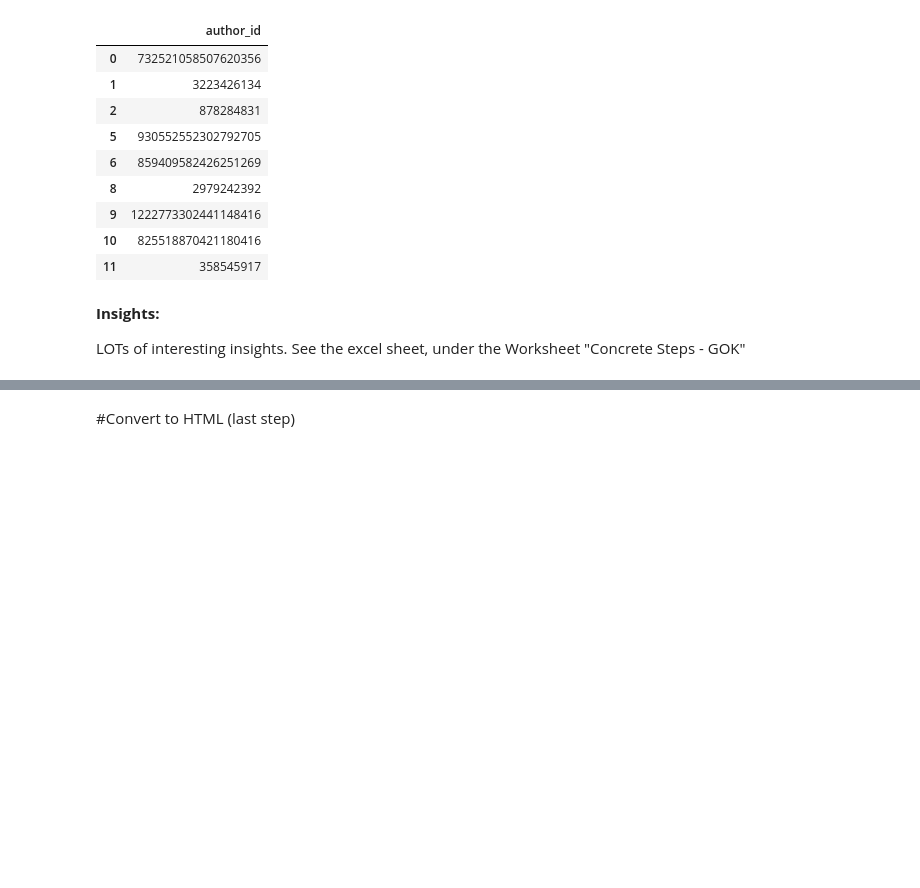
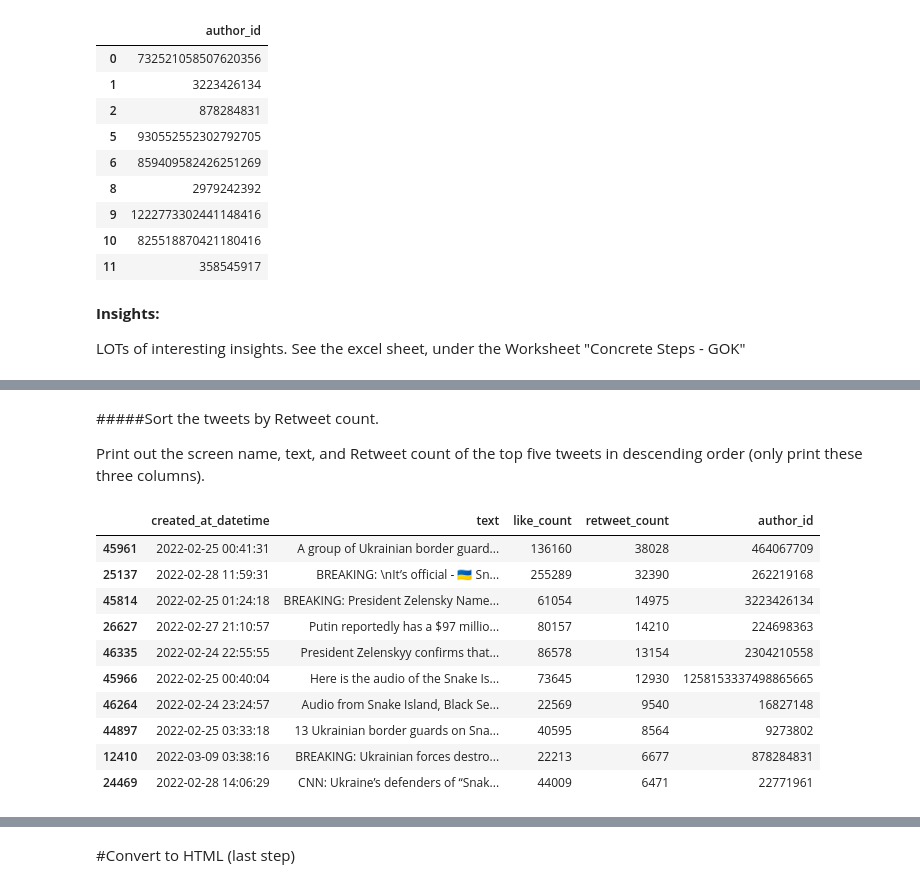
Before and after one commit to nithin-seenivasan/twitter-analysis, a Jupyter notebook: FinalProject_GOK.ipynb, the cells around one changed output, grey strips where cells are left out. Cells and saved outputs as stored; diff of their text form; code cells hidden in the pictures; blank space fills up the shorter version.

```diff
--- a/FinalProject_GOK.ipynb
+++ b/FinalProject_GOK.ipynb
@@ -1088,0 +1244,18 @@ LOTs of interesting insights. See the excel sheet, under the Worksheet "Concrete
+# %% [markdown]
+#####Sort the tweets by Retweet count.
+
+Print out the screen name, text, and Retweet count of the top five tweets in descending order (only print these three columns).
+# %%
+df_keyword[['created_at_datetime','text', 'like_count', 'retweet_count','author_id']].sort_values(by = ['retweet_count'], ascending = False).head(n=10)
+# %% [output]
+|  | created_at_datetime | text | like_count | retweet_count | author_id |
+| 45961 | 2022-02-25 00:41:31 | A group of Ukrainian border guard... | 136160 | 38028 | 464067709 |
+| 25137 | 2022-02-28 11:59:31 | BREAKING: \nIt’s official - 🇺🇦 Sn... | 255289 | 32390 | 262219168 |
+| 45814 | 2022-02-25 01:24:18 | BREAKING: President Zelensky Name... | 61054 | 14975 | 3223426134 |
+| 26627 | 2022-02-27 21:10:57 | Putin reportedly has a $97 millio... | 80157 | 14210 | 224698363 |
+| 46335 | 2022-02-24 22:55:55 | President Zelenskyy confirms that... | 86578 | 13154 | 2304210558 |
+| 45966 | 2022-02-25 00:40:04 | Here is the audio of the Snake Is... | 73645 | 12930 | 1258153337498865665 |
+| 46264 | 2022-02-24 23:24:57 | Audio from Snake Island, Black Se... | 22569 | 9540 | 16827148 |
+| 44897 | 2022-02-25 03:33:18 | 13 Ukrainian border guards on Sna... | 40595 | 8564 | 9273802 |
+| 12410 | 2022-03-09 03:38:16 | BREAKING: Ukrainian forces destro... | 22213 | 6677 | 878284831 |
+| 24469 | 2022-02-28 14:06:29 | CNN: Ukraine’s defenders of “Snak... | 44009 | 6471 | 22771961 |
```
Also changed, not shown: parts of 47 cells of this notebook.
